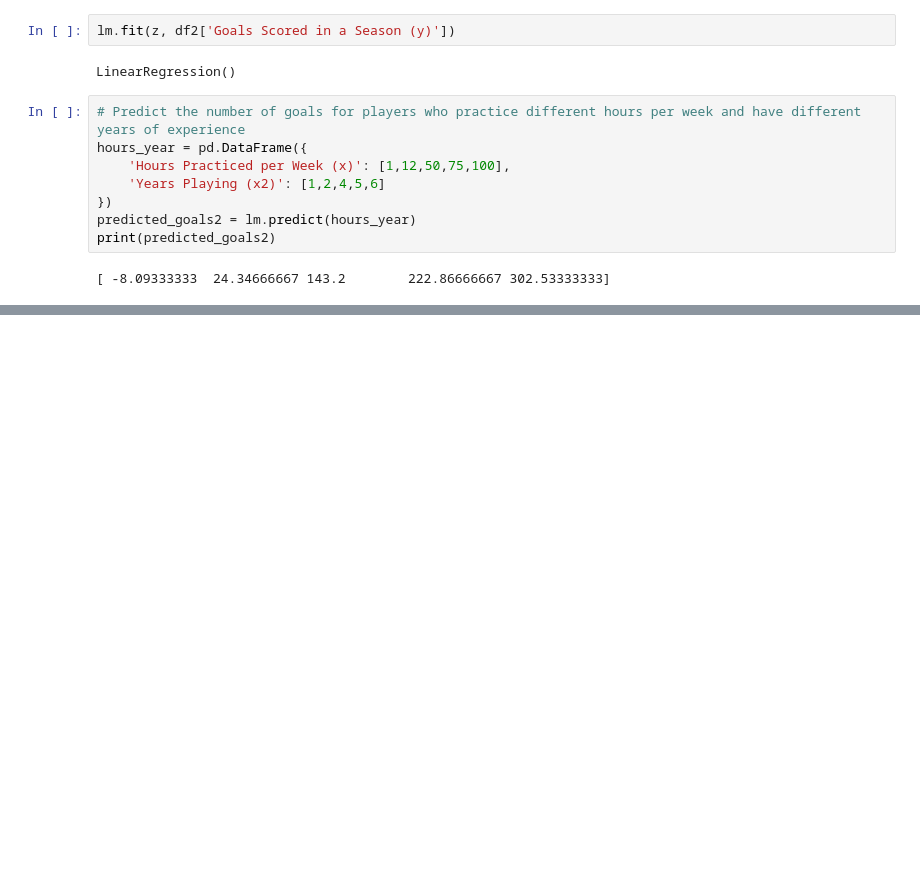
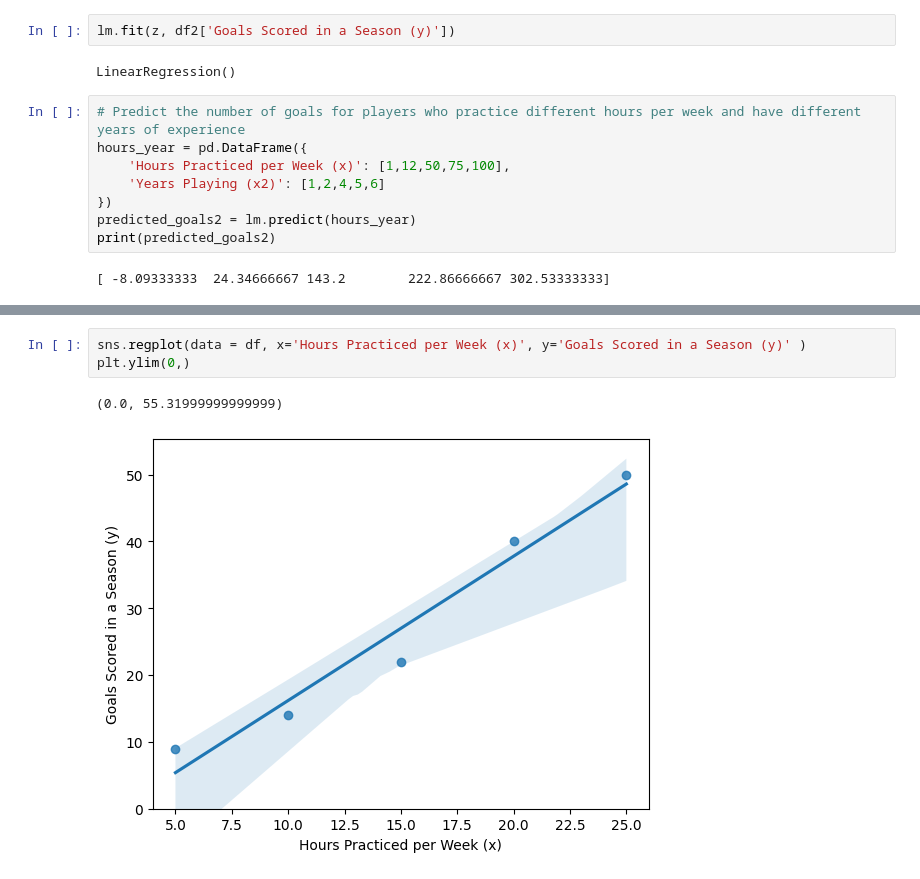
Before and after one commit to Akingzs/Python-Data-Science, a Jupyter notebook: Model Development/linear_regression.ipynb, the cells around one changed output, grey strips where cells are left out. Drawn from its saved outputs; the diff is of its cells as text; blank space fills up the shorter version.

```diff
--- a/Model Development/linear_regression.ipynb
+++ b/Model Development/linear_regression.ipynb
@@ -101,0 +190,6 @@ print(predicted_goals2)
+# %%
+sns.regplot(data = df, x='Hours Practiced per Week (x)', y='Goals Scored in a Season (y)' )
+plt.ylim(0,)
+# %% [output]
+(0.0, 55.31999999999999)
+[figure, added]
```
Also changed, not shown: parts of 22 cells of this notebook, 4 other files.
